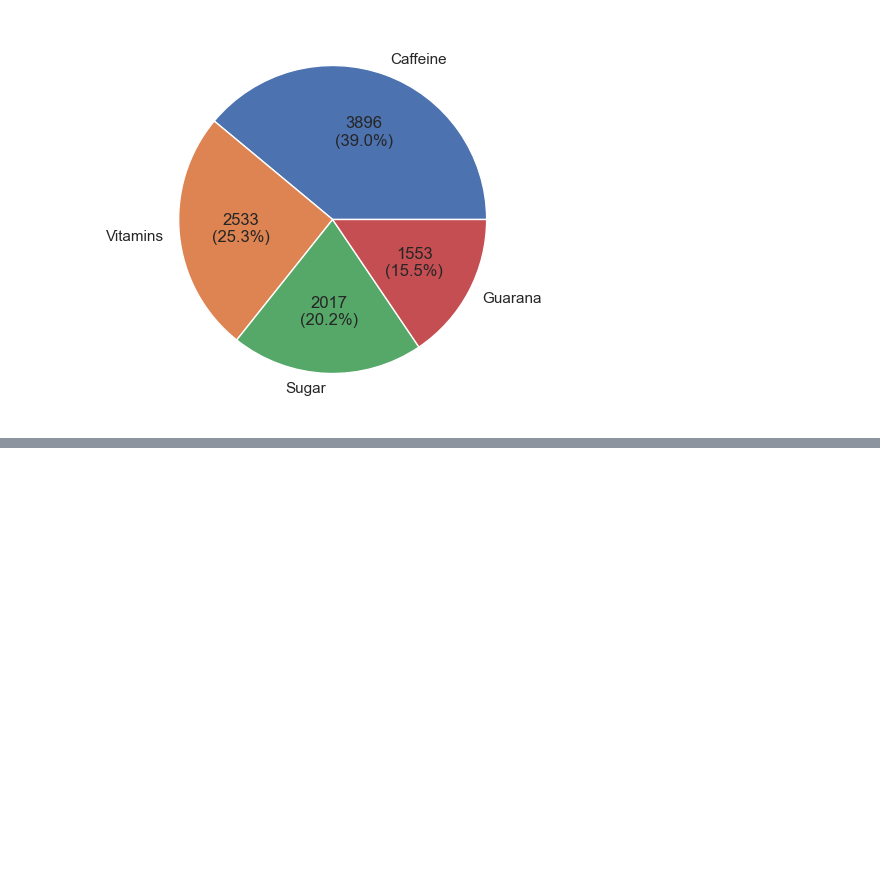
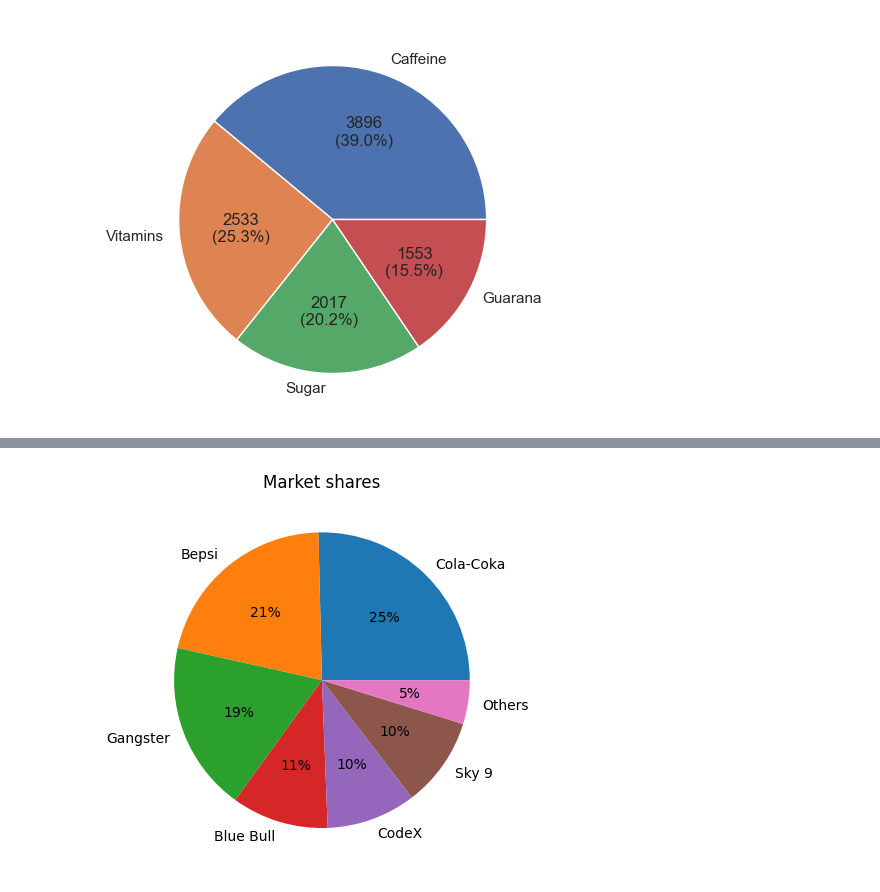
Before and after one commit to sourabhms66/Food_-_Beverage_Marketing, a Jupyter notebook: codes.ipynb, the cells around one changed output, grey strips where cells are left out. Cells and saved outputs as stored; diff of their text form; code cells hidden in the pictures; blank space fills up the shorter version.

```diff
--- a/codes.ipynb
+++ b/codes.ipynb
@@ -346,0 +362,7 @@ plt.show()
+# %%
+import matplotlib.pyplot as plt
+plt.style.use('default')
+df['Current_brands'].value_counts().plot(kind='pie',title='Market shares',autopct =lambda p: '{:.0f}%'.format(p),ylabel='')
+plt.show()
+# %% [output]
+[figure, added]
```
Also changed, not shown: parts of 2 cells of this notebook.
